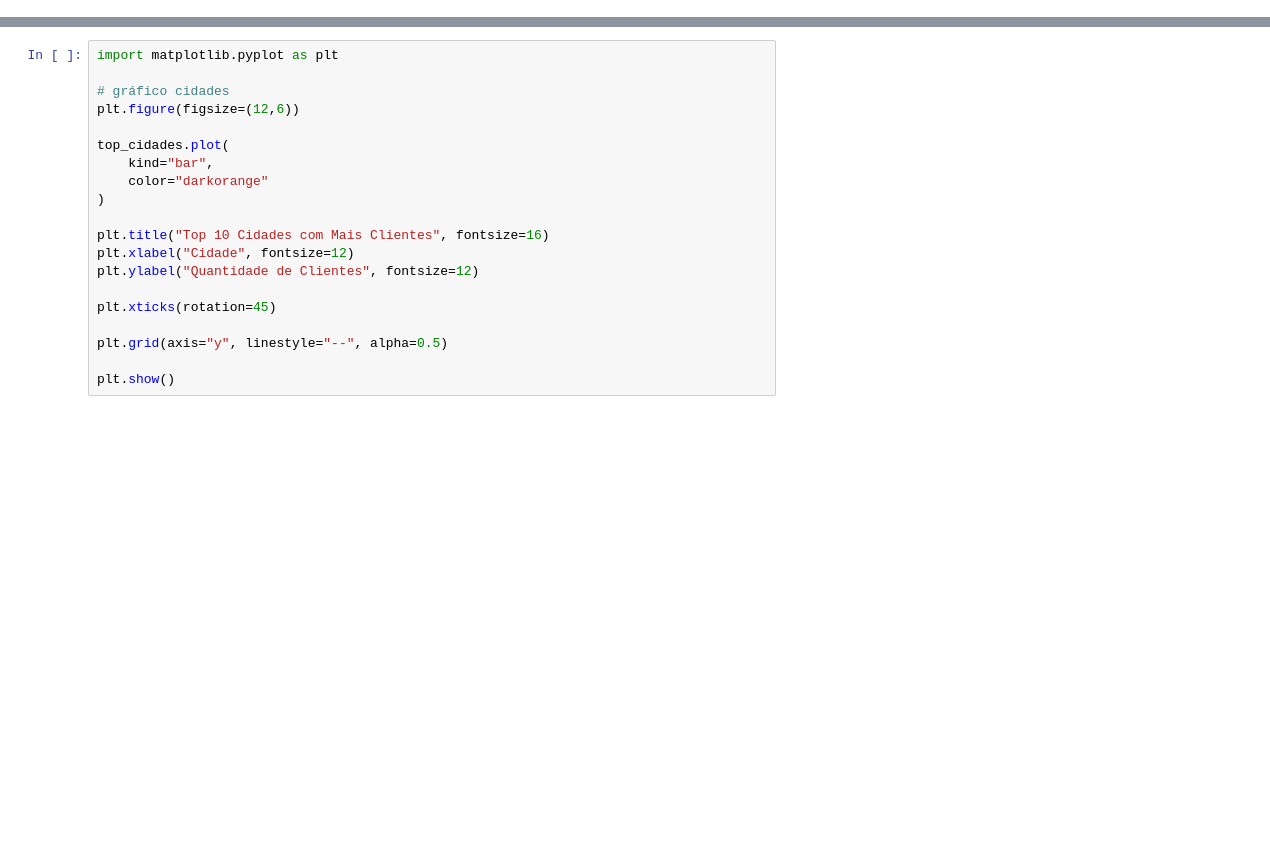
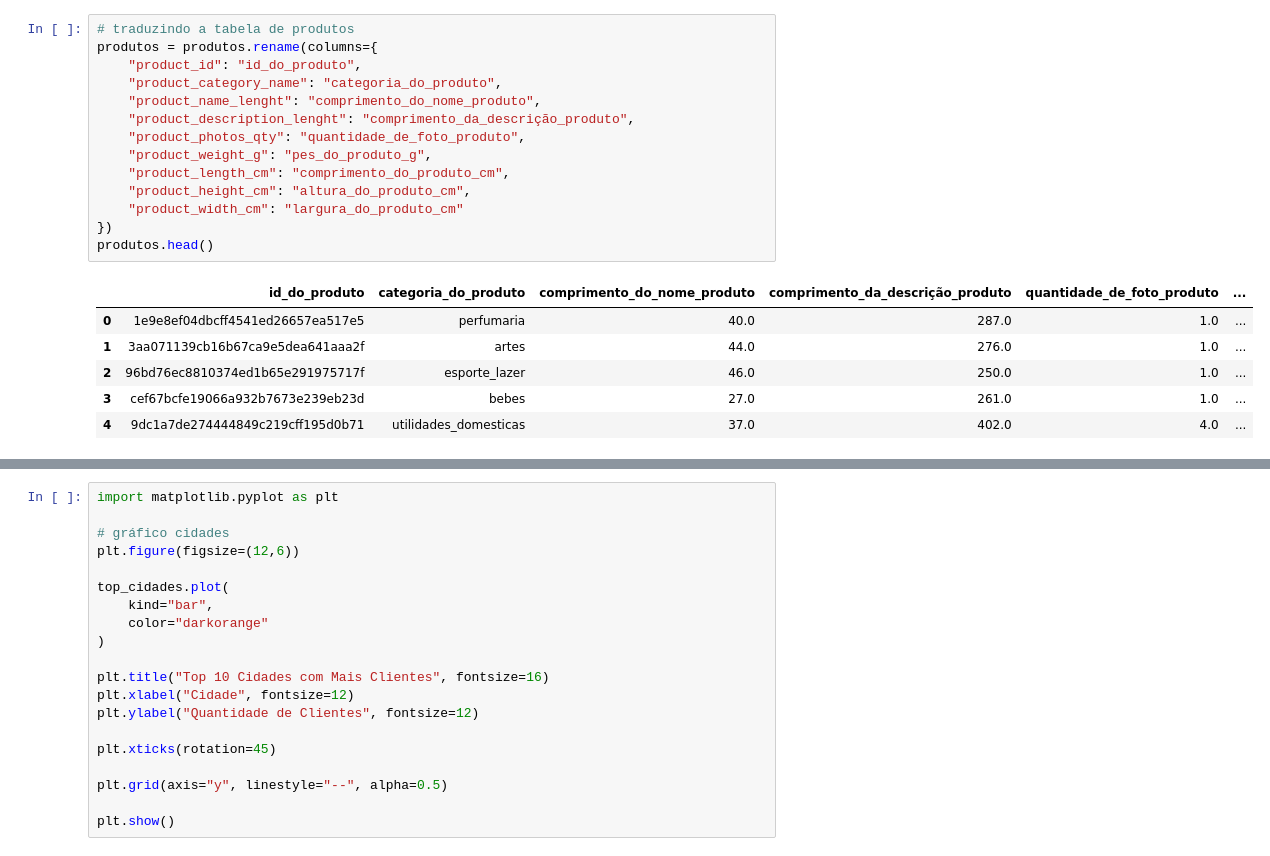
Before and after one commit to August-PS/portfolio-dados, a Jupyter notebook: notebooks/01_data_exploration.ipynb, the cells around one changed output, grey strips where cells are left out. Drawn from its saved outputs; the diff is of its cells as text; blank space fills up the shorter version.

```diff
--- a/notebooks/01_data_exploration.ipynb
+++ b/notebooks/01_data_exploration.ipynb
@@ -99,0 +153,21 @@ Arquivo clientes_tratado.csv salvo com sucesso!
+# %%
+# traduzindo a tabela de produtos
+produtos = produtos.rename(columns={
+    "product_id": "id_do_produto",
+    "product_category_name": "categoria_do_produto",
+    "product_name_lenght": "comprimento_do_nome_produto",
+    "product_description_lenght": "comprimento_da_descrição_produto",
+    "product_photos_qty": "quantidade_de_foto_produto",
+    "product_weight_g": "pes_do_produto_g",
+    "product_length_cm": "comprimento_do_produto_cm",
+    "product_height_cm": "altura_do_produto_cm",
+    "product_width_cm": "largura_do_produto_cm"
+})
+produtos.head()
+# %% [output]
+|  | id_do_produto | categoria_do_produto | comprimento_do_nome_produto | comprimento_da_descrição_produto | quantidade_de_foto_produto | ... |
+| 0 | 1e9e8ef04dbcff4541ed26657ea517e5 | perfumaria | 40.0 | 287.0 | 1.0 | ... |
+| 1 | 3aa071139cb16b67ca9e5dea641aaa2f | artes | 44.0 | 276.0 | 1.0 | ... |
+| 2 | 96bd76ec8810374ed1b65e291975717f | esporte_lazer | 46.0 | 250.0 | 1.0 | ... |
+| 3 | cef67bcfe19066a932b7673e239eb23d | bebes | 27.0 | 261.0 | 1.0 | ... |
+| 4 | 9dc1a7de274444849c219cff195d0b71 | utilidades_domesticas | 37.0 | 402.0 | 4.0 | ... |
```
Also changed, not shown: parts of 30 cells of this notebook.
